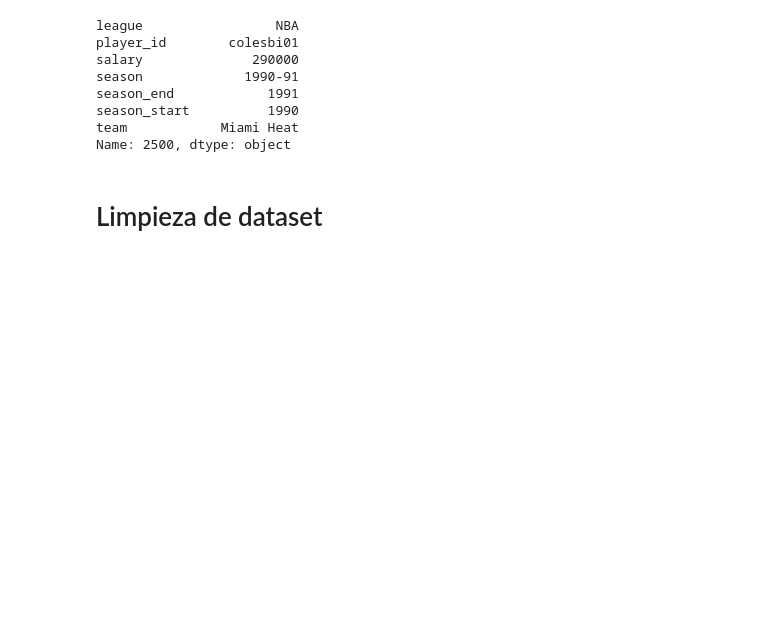
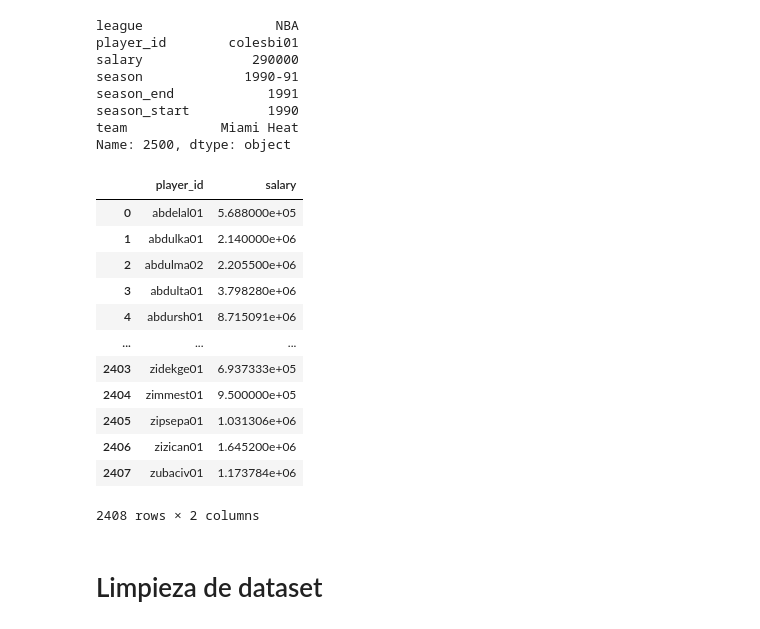
Before and after one commit to paezagustin/ML_2025, a Jupyter notebook: NBA_sueldos.ipynb, the cells around one changed output. Drawn from its saved outputs; the diff is of its cells as text; code cells hidden in the pictures; blank space fills up the shorter version.

```diff
--- a/NBA_sueldos.ipynb
+++ b/NBA_sueldos.ipynb
@@ -32,6 +32,24 @@ season_end            1991
 season_start          1990
 team            Miami Heat
 Name: 2500, dtype: object
+# %%
+promedios = salaries.groupby('player_id')['salary'].mean().reset_index()
+# %%
+promedios
+# %% [output]
+|  | player_id | salary |
+| 0 | abdelal01 | 5.688000e+05 |
+| 1 | abdulka01 | 2.140000e+06 |
+| 2 | abdulma02 | 2.205500e+06 |
+| 3 | abdulta01 | 3.798280e+06 |
+| 4 | abdursh01 | 8.715091e+06 |
+| ... | ... | ... |
+| 2403 | zidekge01 | 6.937333e+05 |
+| 2404 | zimmest01 | 9.500000e+05 |
+| 2405 | zipsepa01 | 1.031306e+06 |
+| 2406 | zizican01 | 1.645200e+06 |
+| 2407 | zubaciv01 | 1.173784e+06 |
+2408 rows × 2 columns
 # %% [markdown]
 # Limpieza de dataset
 # %%
```
Also changed, not shown: parts of 8 cells of this notebook, 2 other files.
